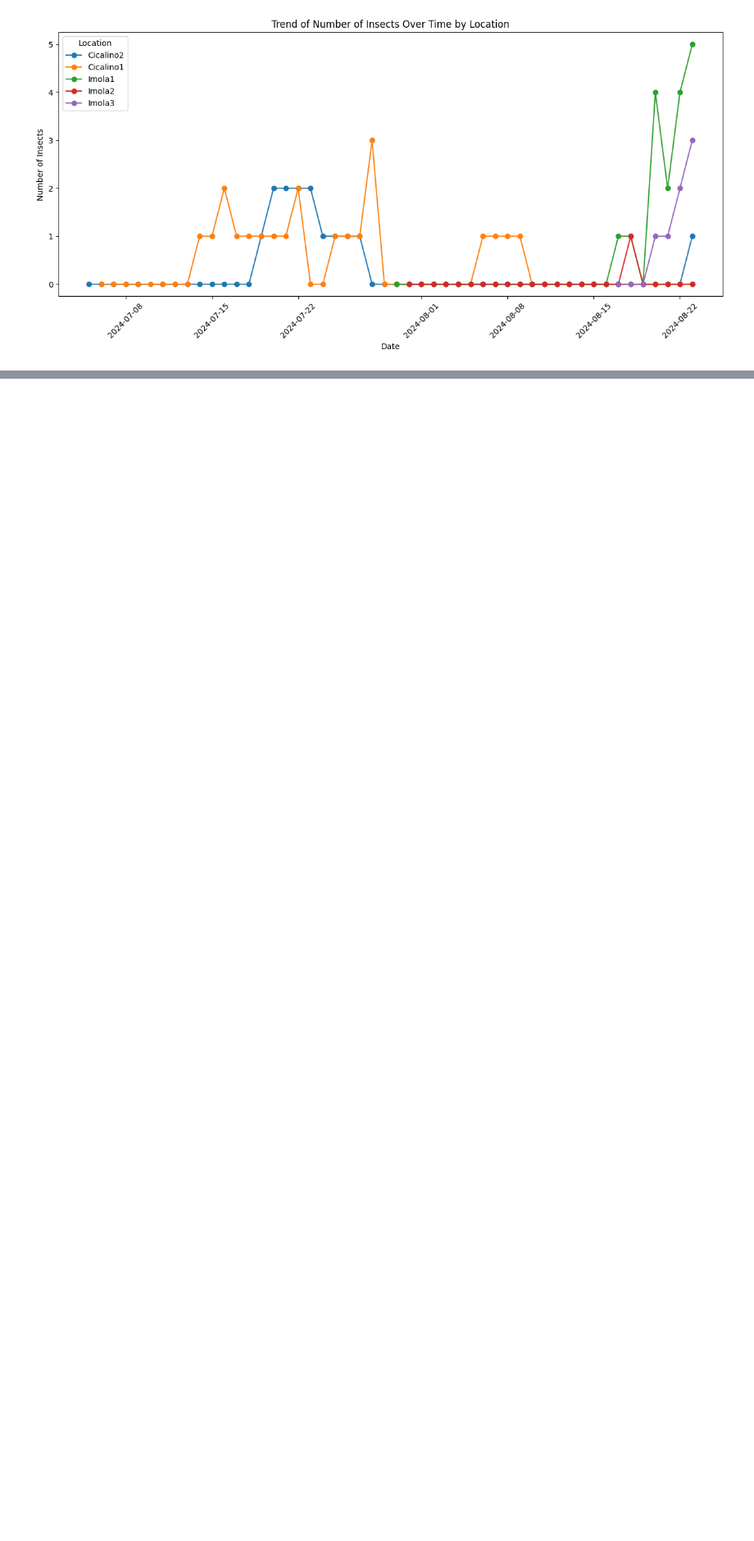
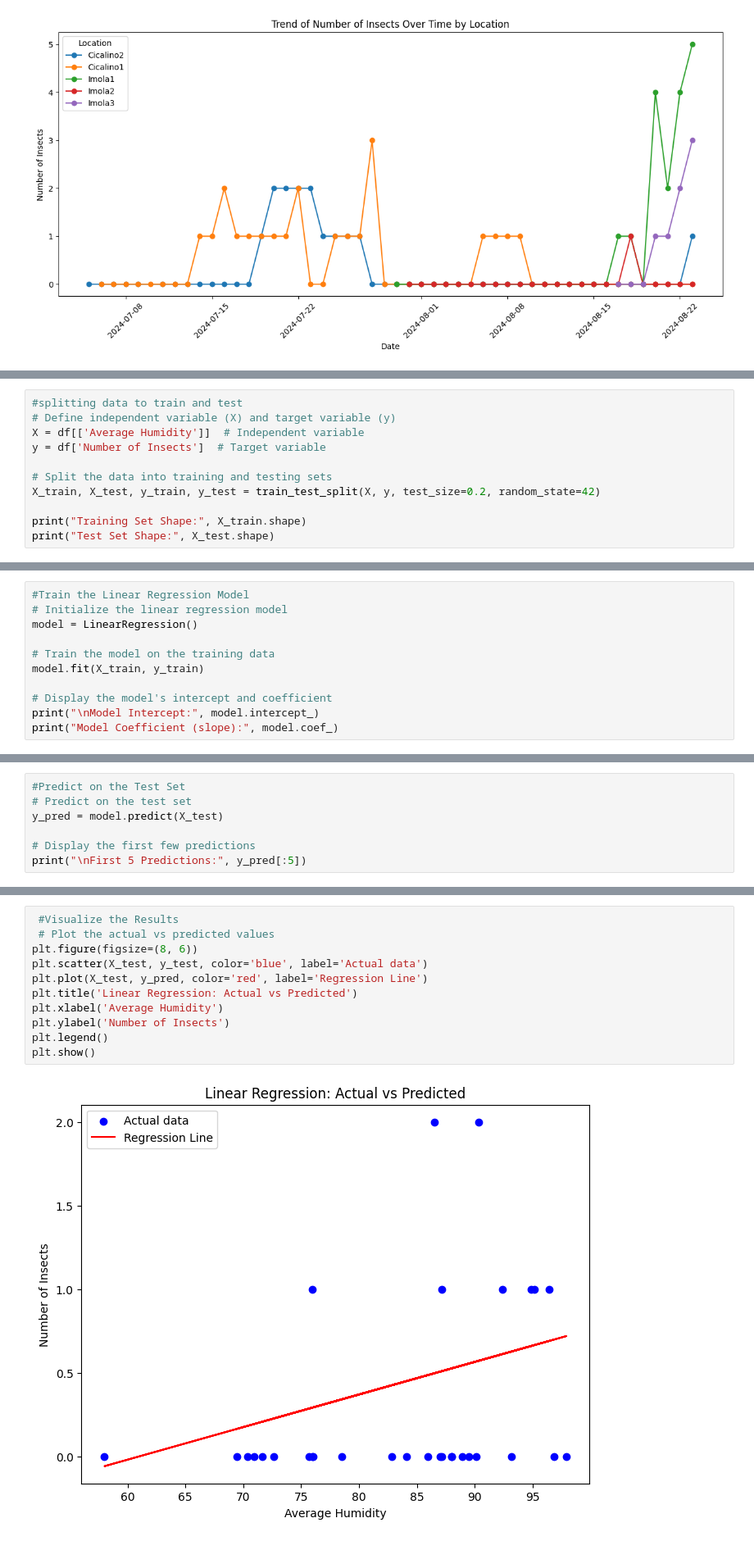
Before and after one commit to LuckyForoozan/Agritech-Pest-Prediction, a Jupyter notebook: EDA_Agritech_Pest_Prediction.ipynb, the cells around one changed output, grey strips where cells are left out. Shown at 82% size. Saved outputs shown, nothing was run; the diff lists cells and outputs as text; blank space fills up the shorter version.

```diff
--- a/EDA_Agritech_Pest_Prediction.ipynb
+++ b/EDA_Agritech_Pest_Prediction.ipynb
@@ -498,0 +501,11 @@ plt.show()
+# %%
+#splitting data to train and test
+# Define independent variable (X) and target variable (y)
+X = df[['Average Humidity']]  # Independent variable
+y = df['Number of Insects']  # Target variable
+
+# Split the data into training and testing sets
+X_train, X_test, y_train, y_test = train_test_split(X, y, test_size=0.2, random_state=42)
+
+print("Training Set Shape:", X_train.shape)
+print("Test Set Shape:", X_test.shape)
@@ -498,0 +515,11 @@ plt.show()
+# %%
+#Train the Linear Regression Model
+# Initialize the linear regression model
+model = LinearRegression()
+
+# Train the model on the training data
+model.fit(X_train, y_train)
+
+# Display the model's intercept and coefficient
+print("\nModel Intercept:", model.intercept_)
+print("Model Coefficient (slope):", model.coef_)
@@ -498,0 +529,7 @@ plt.show()
+# %%
+#Predict on the Test Set
+# Predict on the test set
+y_pred = model.predict(X_test)
+
+# Display the first few predictions
+print("\nFirst 5 Predictions:", y_pred[:5])
@@ -498,0 +556,13 @@ plt.show()
+# %%
+ #Visualize the Results
+ # Plot the actual vs predicted values
+plt.figure(figsize=(8, 6))
+plt.scatter(X_test, y_test, color='blue', label='Actual data')
+plt.plot(X_test, y_pred, color='red', label='Regression Line')
+plt.title('Linear Regression: Actual vs Predicted')
+plt.xlabel('Average Humidity')
+plt.ylabel('Number of Insects')
+plt.legend()
+plt.show()
+# %% [output]
+[figure, added]
```
Also changed, not shown: parts of 21 cells of this notebook.
